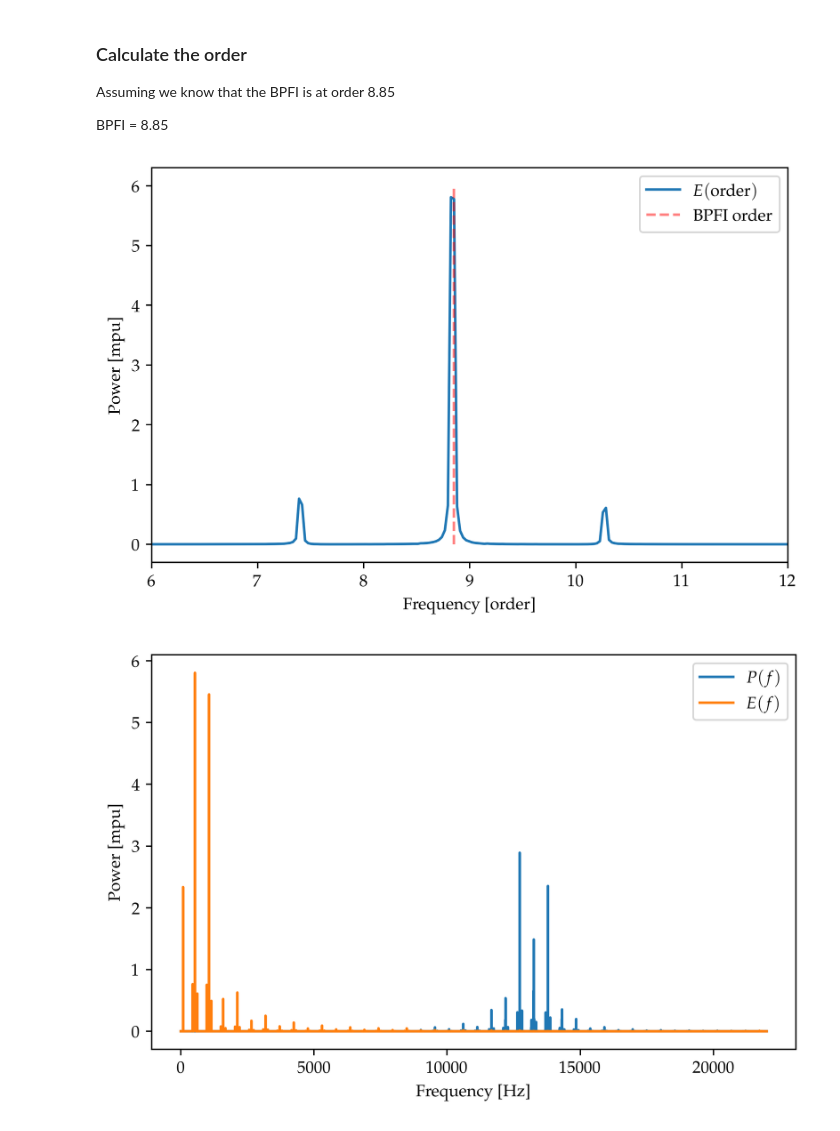
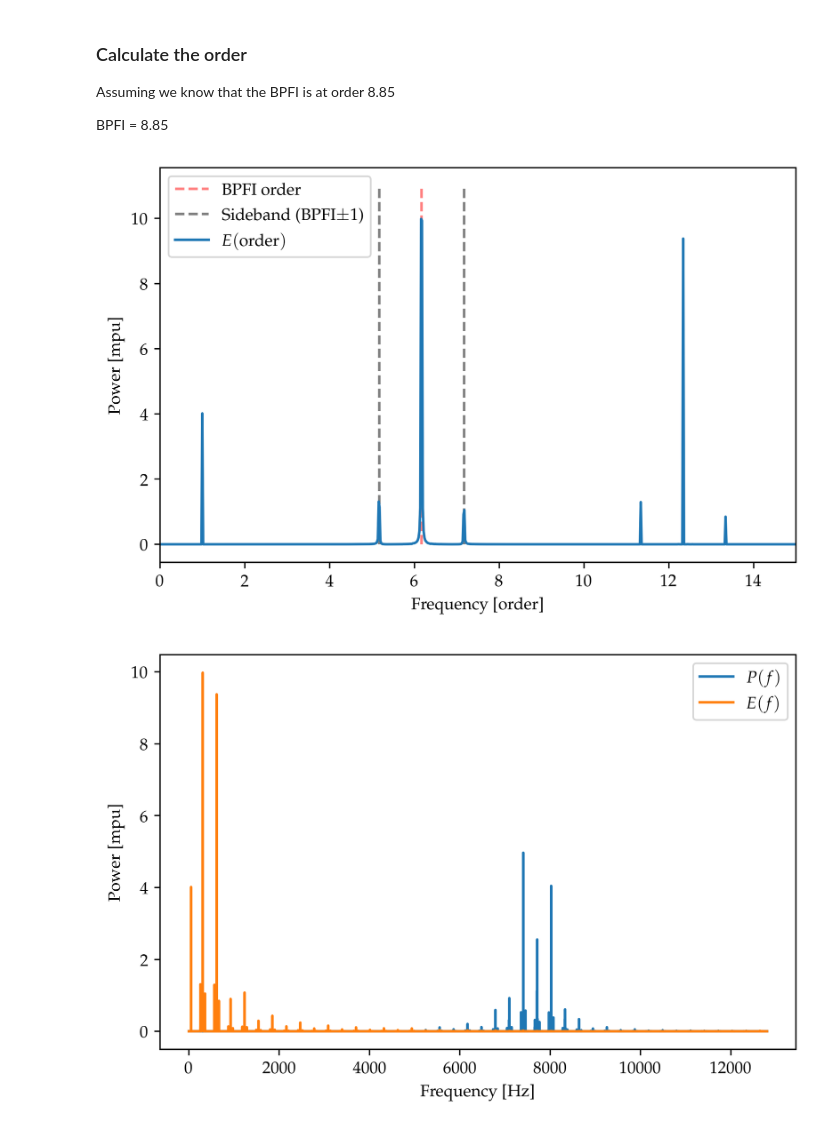
Before and after one commit to SignalAnalysisLab/uia-cm-presentation, a Jupyter notebook: python/main.ipynb, the cells around one changed output. Saved outputs shown, nothing was run; the diff lists cells and outputs as text; code cells hidden in the pictures.

```diff
--- a/python/main.ipynb
+++ b/python/main.ipynb
@@ -28,8 +28,8 @@ dpi = 360
 # %%
 filename = 'bearing_fault.dat'
 
-fs = 44e3 # Hz
-rps = 60
+fs = 25600 # Hz
+rps = 50
 
 # BPFI
 # RPS not RPM!!!!
@@ -140,27 +140,34 @@ BPFI = 8.85
 # %%
 fig, ax = plt.subplots(dpi=dpi)
 
-bpfi_order = 8.85
+bpfi_order = 6.17
 
-ax.plot(orders, E, label='$E($order$)$')
-ax.plot([bpfi_order, bpfi_order], [0, 6], '--',
+ax.plot([bpfi_order, bpfi_order], [0, 11], '--',
         color='red', alpha=0.5, label='BPFI order')
 
+
+ax.plot([bpfi_order-1, bpfi_order-1], [0, 11], '--',
+        color='k', alpha=0.5, label='Sideband (BPFI$\pm1$)')
+
+ax.plot([bpfi_order+1, bpfi_order+1], [0, 11], '--',
+        color='k', alpha=0.5)
+
+ax.plot(orders, E*1000, label='$E($order$)$')
 
 ax.set_xlabel('Frequency [order]')
 ax.set_ylabel('Power [mpu]')
 
 ax.set_xlim([0, f_max/rps])
 
 ax.legend()
 
-ax.set_xlim([6, 12])
+ax.set_xlim([0, 15])
 
 fig.tight_layout()
 
 fig.savefig('figs/order_spectrum_w_bpfi.png')
 # %% [output]
-[figure, old version]
+[figure, new version]
 # %%
 # Regular spectrum vs envelope spectrum
 # %%
@@ -181,4 +188,4 @@ fig.tight_layout()
 
 fig.savefig('figs/ordinary_and_encelope_spectra.png')
 # %% [output]
-[figure, old version]
+[figure, new version]
```
Also changed, not shown: parts of 3 cells of this notebook, 14 other files.
